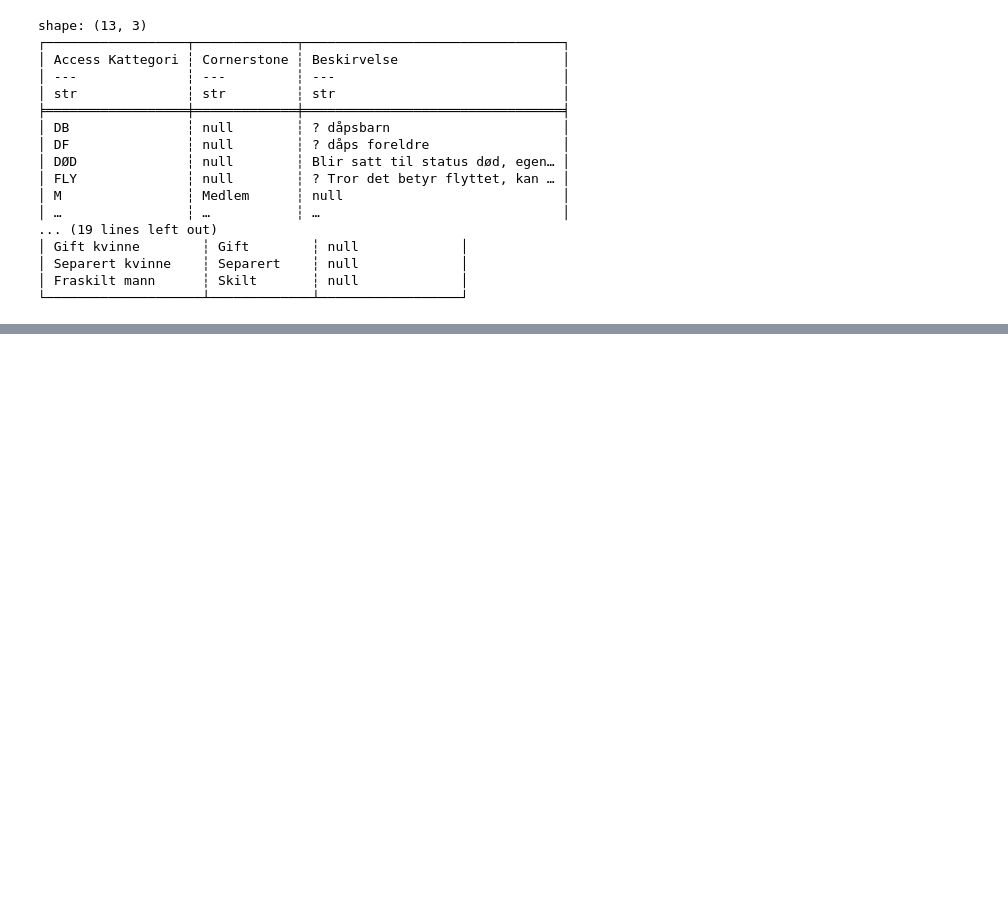
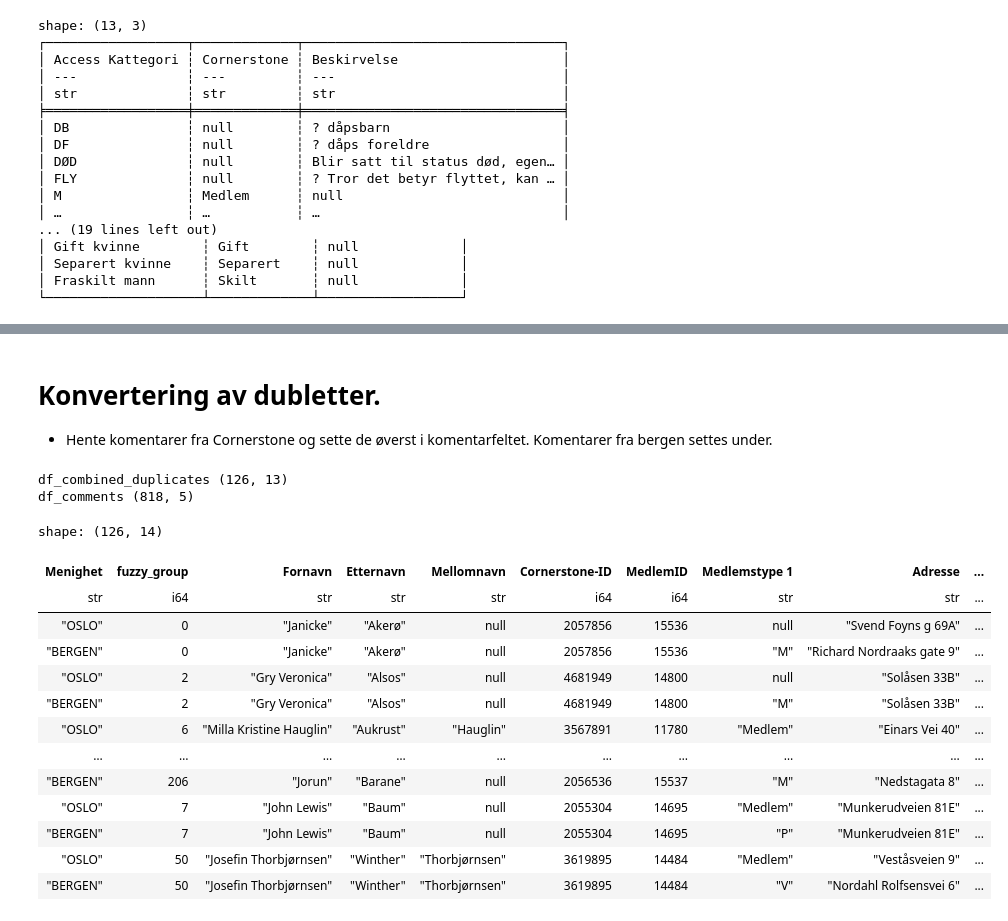
Before and after one commit to craftsmandigital/Bergens-konvertering, a Jupyter notebook: konvertering.ipynb, the cells around one changed output, grey strips where cells are left out. Saved outputs shown, nothing was run; the diff lists cells and outputs as text; code cells hidden in the pictures; blank space fills up the shorter version.

```diff
--- a/konvertering.ipynb
+++ b/konvertering.ipynb
@@ -244,0 +281,40 @@ ShapeError: Series length 251 doesn't match the DataFrame height of 582
+# %% [markdown]
+# Konvertering av dubletter.
+- Hente komentarer fra Cornerstone og sette de øverst i komentarfeltet. Komentarer fra bergen settes under.
+# %%
+# Legger inn utrekk av komentarer fra Cornerstone til "manuell" liste av dubletter
+# Disse vil bli brukt
+df_combined_duplicates = pl.read_excel("DubletterOsloBergen.xlsx")
+print("df_combined_duplicates", df_combined_duplicates.shape)
+df_comments = pl.read_excel("kommentarerFraCornerstone.xlsx")
+print("df_comments", df_comments.shape)
+
+df_dublett_komentarer = (
+    df_combined_duplicates
+    .join(
+        df_comments.select(
+            pl.col(["Cornerstone-ID", "Kommentar"])
+        ),
+        on="Cornerstone-ID",
+        how="left"
+    )
+)
+
+df_dublett_komentarer
+# %% [output]
+df_combined_duplicates (126, 13)
+df_comments (818, 5)
+shape: (126, 14)
+| Menighet | fuzzy_group | Fornavn | Etternavn | Mellomnavn | Cornerstone-ID | MedlemID | Medlemstype 1 | Adresse | ... |
+| str | i64 | str | str | str | i64 | i64 | str | str | ... |
+| "OSLO" | 0 | "Janicke" | "Akerø" | null | 2057856 | 15536 | null | "Svend Foyns g 69A" | ... |
+| "BERGEN" | 0 | "Janicke" | "Akerø" | null | 2057856 | 15536 | "M" | "Richard Nordraaks gate 9" | ... |
+| "OSLO" | 2 | "Gry Veronica" | "Alsos" | null | 4681949 | 14800 | null | "Solåsen 33B" | ... |
+| "BERGEN" | 2 | "Gry Veronica" | "Alsos" | null | 4681949 | 14800 | "M" | "Solåsen 33B" | ... |
+| "OSLO" | 6 | "Milla Kristine Hauglin" | "Aukrust" | "Hauglin" | 3567891 | 11780 | "Medlem" | "Einars Vei 40" | ... |
+| … | … | … | … | … | … | … | … | … | ... |
+| "BERGEN" | 206 | "Jorun" | "Barane" | null | 2056536 | 15537 | "M" | "Nedstagata 8" | ... |
+| "OSLO" | 7 | "John Lewis" | "Baum" | null | 2055304 | 14695 | "Medlem" | "Munkerudveien 81E" | ... |
+| "BERGEN" | 7 | "John Lewis" | "Baum" | null | 2055304 | 14695 | "P" | "Munkerudveien 81E" | ... |
+| "OSLO" | 50 | "Josefin Thorbjørnsen" | "Winther" | "Thorbjørnsen" | 3619895 | 14484 | "Medlem" | "Veståsveien 9" | ... |
+| "BERGEN" | 50 | "Josefin Thorbjørnsen" | "Winther" | "Thorbjørnsen" | 3619895 | 14484 | "V" | "Nordahl Rolfsensvei 6" | ... |
```
Also changed, not shown: parts of 6 cells of this notebook, 1 other file.
